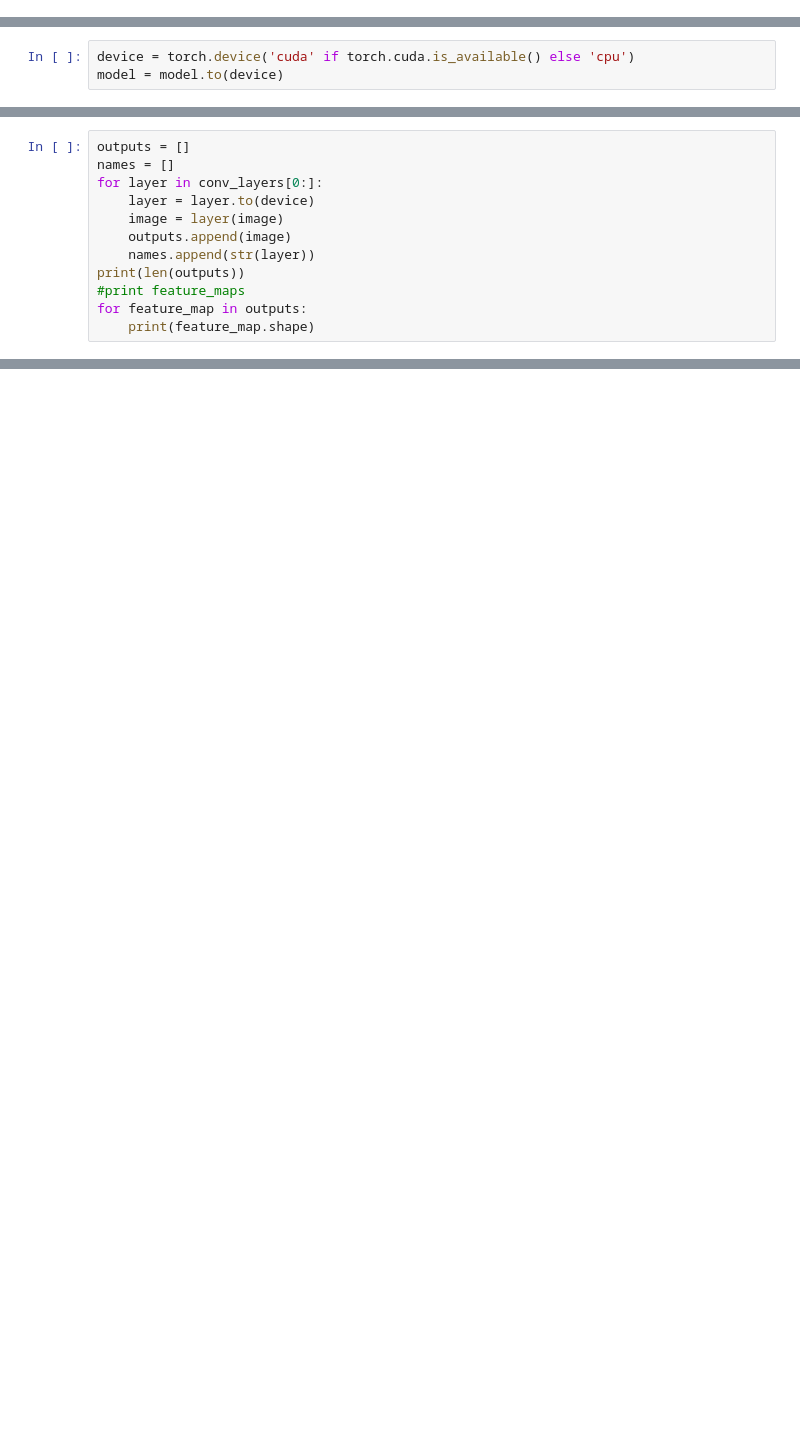
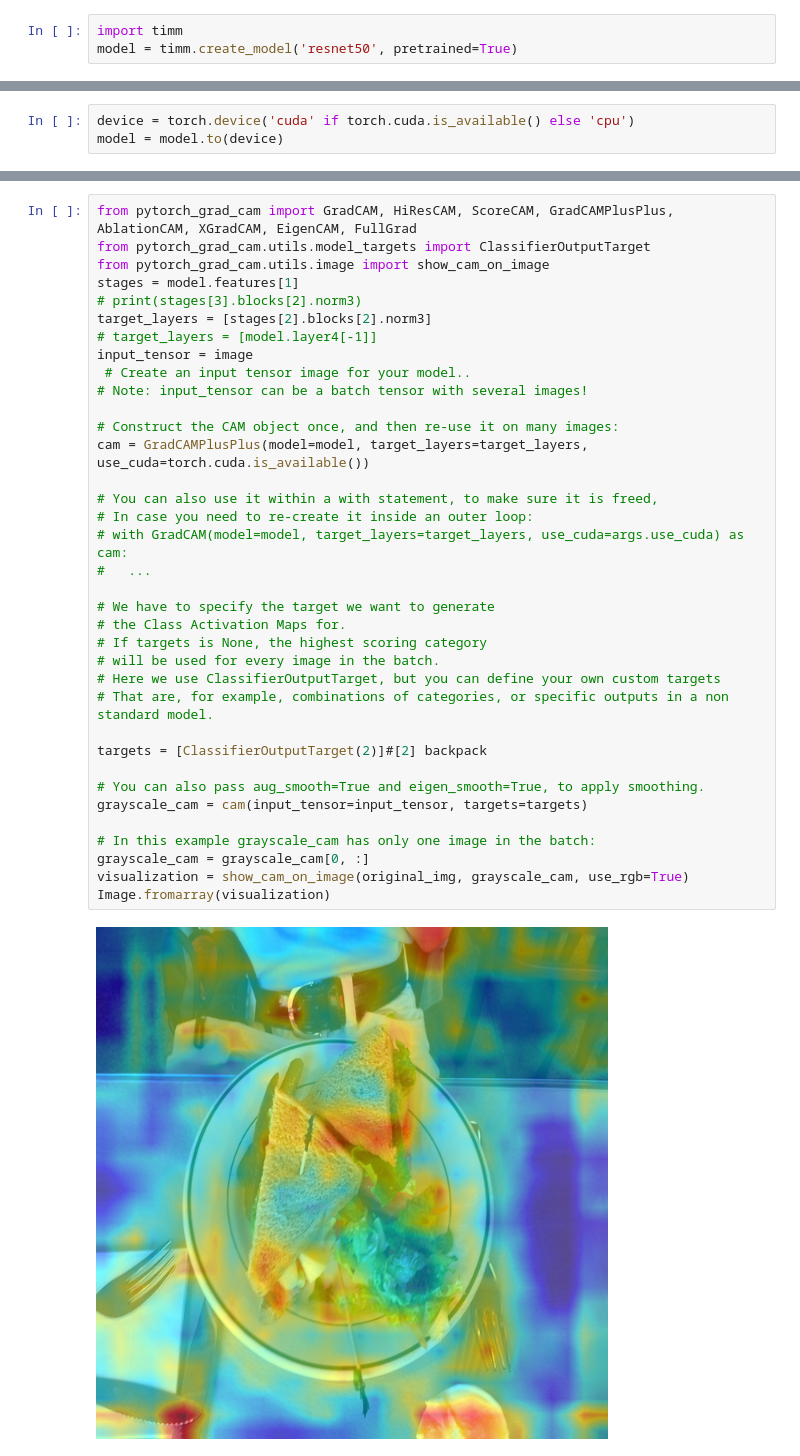
Before and after one commit to SeonghaEom/LT-ML, a Jupyter notebook: notebooks/featuremap.ipynb, the cells around one changed output, grey strips where cells are left out. Drawn from its saved outputs; the diff is of its cells as text; blank space fills up the shorter version.

```diff
--- a/notebooks/featuremap.ipynb
+++ b/notebooks/featuremap.ipynb
@@ -42 +38,4 @@ transform = transforms.Compose([
+# %%
+import timm
+model = timm.create_model('resnet50', pretrained=True)
 # %%
@@ -167,12 +180,0 @@ Image shape after: torch.Size([1, 3, 224, 224])
-# %%
-outputs = []
-names = []
-for layer in conv_layers[0:]:
-    layer = layer.to(device)
-    image = layer(image)
-    outputs.append(image)
-    names.append(str(layer))
-print(len(outputs))
-#print feature_maps
-for feature_map in outputs:
-    print(feature_map.shape)
@@ -237,0 +202,38 @@ plt.savefig('../figures/feature_map_{}.jpg'.format(img_li[0]["file_name"]), bbox
+# %%
+from pytorch_grad_cam import GradCAM, HiResCAM, ScoreCAM, GradCAMPlusPlus, AblationCAM, XGradCAM, EigenCAM, FullGrad
+from pytorch_grad_cam.utils.model_targets import ClassifierOutputTarget
+from pytorch_grad_cam.utils.image import show_cam_on_image
+stages = model.features[1]
+# print(stages[3].blocks[2].norm3)
+target_layers = [stages[2].blocks[2].norm3]
+# target_layers = [model.layer4[-1]]
+input_tensor = image
+ # Create an input tensor image for your model..
+# Note: input_tensor can be a batch tensor with several images!
+
+# Construct the CAM object once, and then re-use it on many images:
+cam = GradCAMPlusPlus(model=model, target_layers=target_layers, use_cuda=torch.cuda.is_available())
+
+# You can also use it within a with statement, to make sure it is freed,
+# In case you need to re-create it inside an outer loop:
+# with GradCAM(model=model, target_layers=target_layers, use_cuda=args.use_cuda) as cam:
+#   ...
+
+# We have to specify the target we want to generate
+# the Class Activation Maps for.
+# If targets is None, the highest scoring category
+# will be used for every image in the batch.
+# Here we use ClassifierOutputTarget, but you can define your own custom targets
+# That are, for example, combinations of categories, or specific outputs in a non standard model.
+
+targets = [ClassifierOutputTarget(2)]#[2] backpack
+
+# You can also pass aug_smooth=True and eigen_smooth=True, to apply smoothing.
+grayscale_cam = cam(input_tensor=input_tensor, targets=targets)
+
+# In this example grayscale_cam has only one image in the batch:
+grayscale_cam = grayscale_cam[0, :]
+visualization = show_cam_on_image(original_img, grayscale_cam, use_rgb=True)
+Image.fromarray(visualization)
+# %% [output]
+[figure, added]
```
Also changed, not shown: parts of 13 cells of this notebook, 2 other files.
